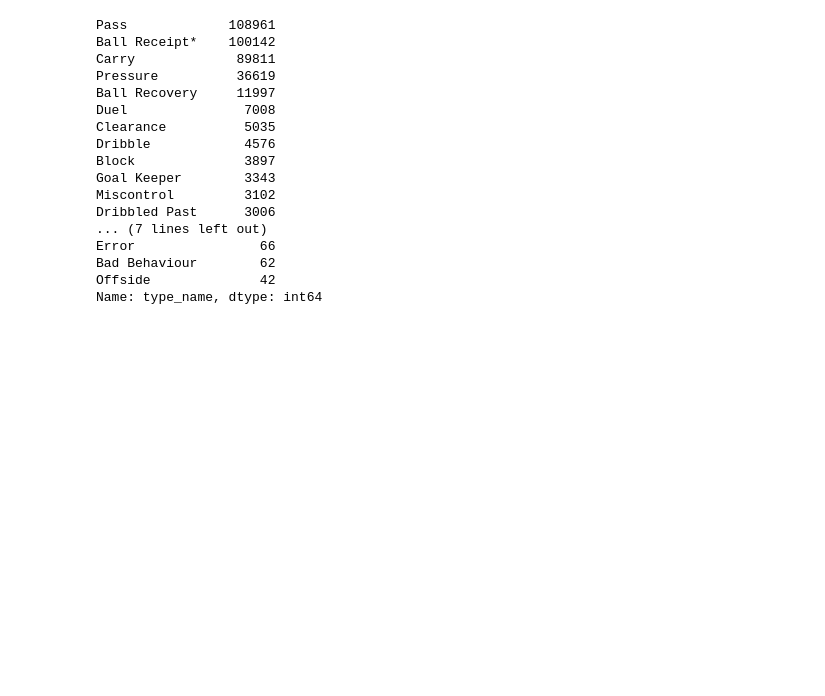
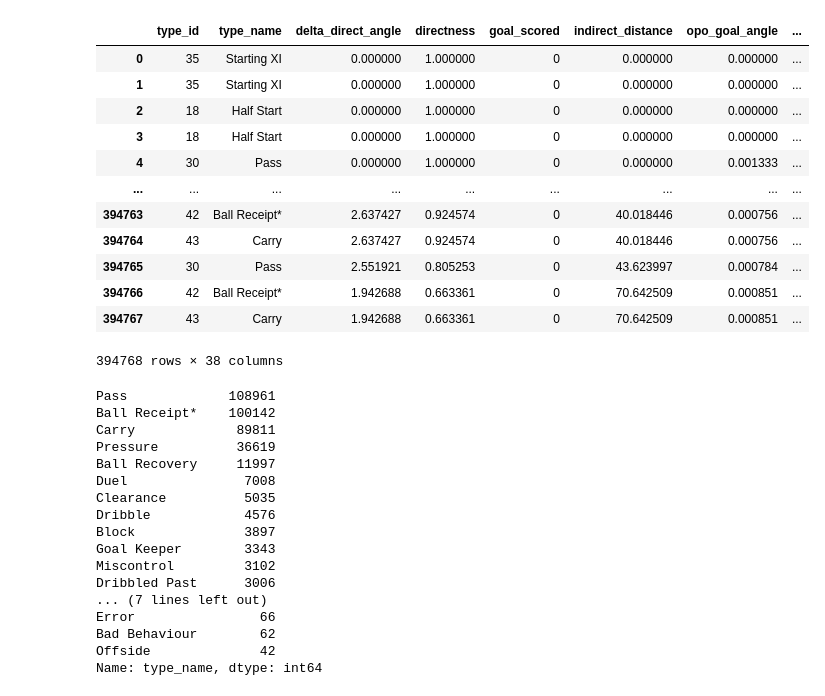
Before and after one commit to xecarlox94/data_mining_machine_learning, a Jupyter notebook: Untitled.ipynb, the cells around one changed output. Cells and saved outputs as stored; diff of their text form; code cells hidden in the pictures; blank space fills up the shorter version.

```diff
--- a/Untitled.ipynb
+++ b/Untitled.ipynb
@@ -18,6 +18,22 @@ dataset = pd.read_csv("temp_dataset.csv", low_memory=False)
 
 
 dataset = utils.clean_dataframe(dataset)
+# %%
+dataset
+# %% [output]
+|  | type_id | type_name | delta_direct_angle | directness | goal_scored | indirect_distance | opo_goal_angle | ... |
+| 0 | 35 | Starting XI | 0.000000 | 1.000000 | 0 | 0.000000 | 0.000000 | ... |
+| 1 | 35 | Starting XI | 0.000000 | 1.000000 | 0 | 0.000000 | 0.000000 | ... |
+| 2 | 18 | Half Start | 0.000000 | 1.000000 | 0 | 0.000000 | 0.000000 | ... |
+| 3 | 18 | Half Start | 0.000000 | 1.000000 | 0 | 0.000000 | 0.000000 | ... |
+| 4 | 30 | Pass | 0.000000 | 1.000000 | 0 | 0.000000 | 0.001333 | ... |
+| ... | ... | ... | ... | ... | ... | ... | ... | ... |
+| 394763 | 42 | Ball Receipt* | 2.637427 | 0.924574 | 0 | 40.018446 | 0.000756 | ... |
+| 394764 | 43 | Carry | 2.637427 | 0.924574 | 0 | 40.018446 | 0.000756 | ... |
+| 394765 | 30 | Pass | 2.551921 | 0.805253 | 0 | 43.623997 | 0.000784 | ... |
+| 394766 | 42 | Ball Receipt* | 1.942688 | 0.663361 | 0 | 70.642509 | 0.000851 | ... |
+| 394767 | 43 | Carry | 1.942688 | 0.663361 | 0 | 70.642509 | 0.000851 | ... |
+394768 rows × 38 columns
 # %%
 # temporary change error in dataset
 
```
Also changed, not shown: parts of 18 cells of this notebook, 1 other file.
